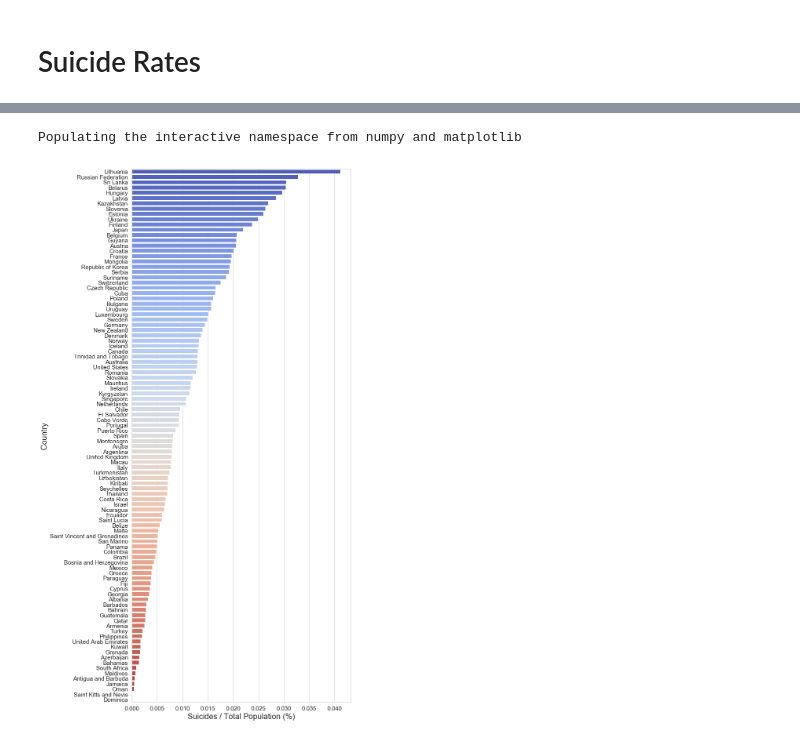
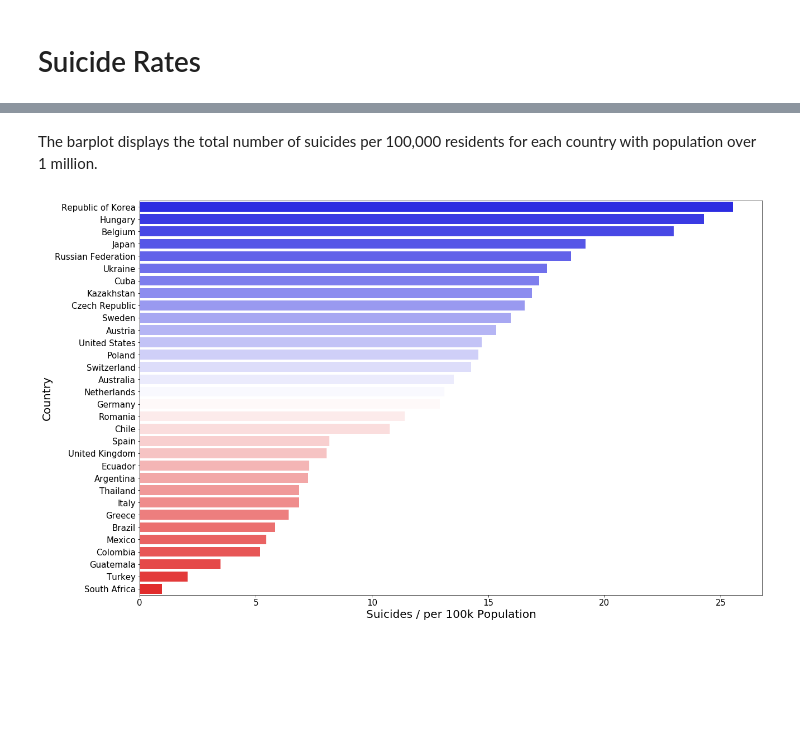
Before and after one commit to nicklasmichel/suiciderates, a Jupyter notebook: suicide_rates.ipynb, the cells around one changed output, grey strips where cells are left out. Drawn from its saved outputs; the diff is of its cells as text; code cells hidden in the pictures; blank space fills up the shorter version.

```diff
--- a/suicide_rates.ipynb
+++ b/suicide_rates.ipynb
@@ -74,11 +99,19 @@ data = pd.DataFrame((suicides_per_country / population_per_country).sort_values(
-# %%
-%matplotlib inline
-%pylab inline
-pylab.rcParams['figure.figsize'] = (10, 25)
-barplot = sns.barplot(x=data[0] * 100, y=data.index, orient='h', palette='coolwarm')
-barplot.set_ylabel('Country',fontsize=20)
-barplot.set_xlabel('Suicides / Total Population (%)',fontsize=20)
-barplot.tick_params(labelsize=15)
-# %% [output]
-Populating the interactive namespace from numpy and matplotlib
-[figure, removed]
+# %% [markdown]
+The barplot displays the total number of suicides per 100,000 residents for each country with population over 1 million.
+# %%
+df_2016 = df[df['year']==2015]
+
+# group the data by country (if population is larger than 1 million) and take the sum of the number of suicides and population
+suicides_per_country = df_2016[df_2016['population']>1000000].groupby(by=['country'])['suicides'].sum()
+population_per_country = df_2016[df_2016['population']>1000000].groupby(by=['country'])['population'].sum()
+# calculate the ratio and store the ordered results in a data frame
+data = pd.DataFrame((suicides_per_country / (population_per_country / 100000)).sort_values(ascending=False))
+
+# create the plot with correct size, colors, labels
+plt.rcParams["figure.figsize"] = (20, 13)
+barplot = sns.barplot(x=data[0], y=data.index, orient='h', palette='bwr')
+barplot.set_ylabel('Country',fontsize=20)
+barplot.set_xlabel('Suicides / per 100k Population', fontsize=20)
+barplot.tick_params(labelsize=15)
+# %% [output]
+[figure, added]
```
Also changed, not shown: parts of 9 cells of this notebook, 29 other files.
